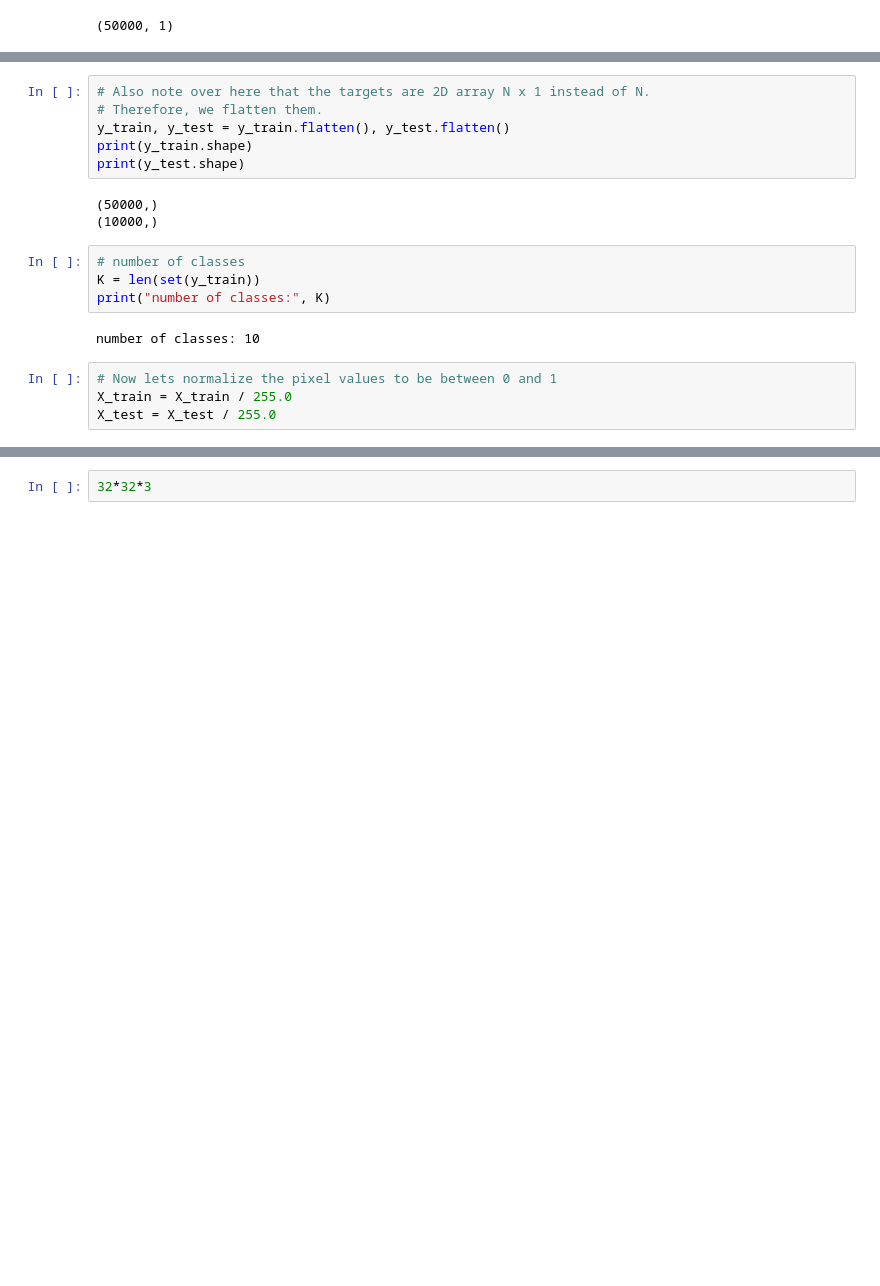
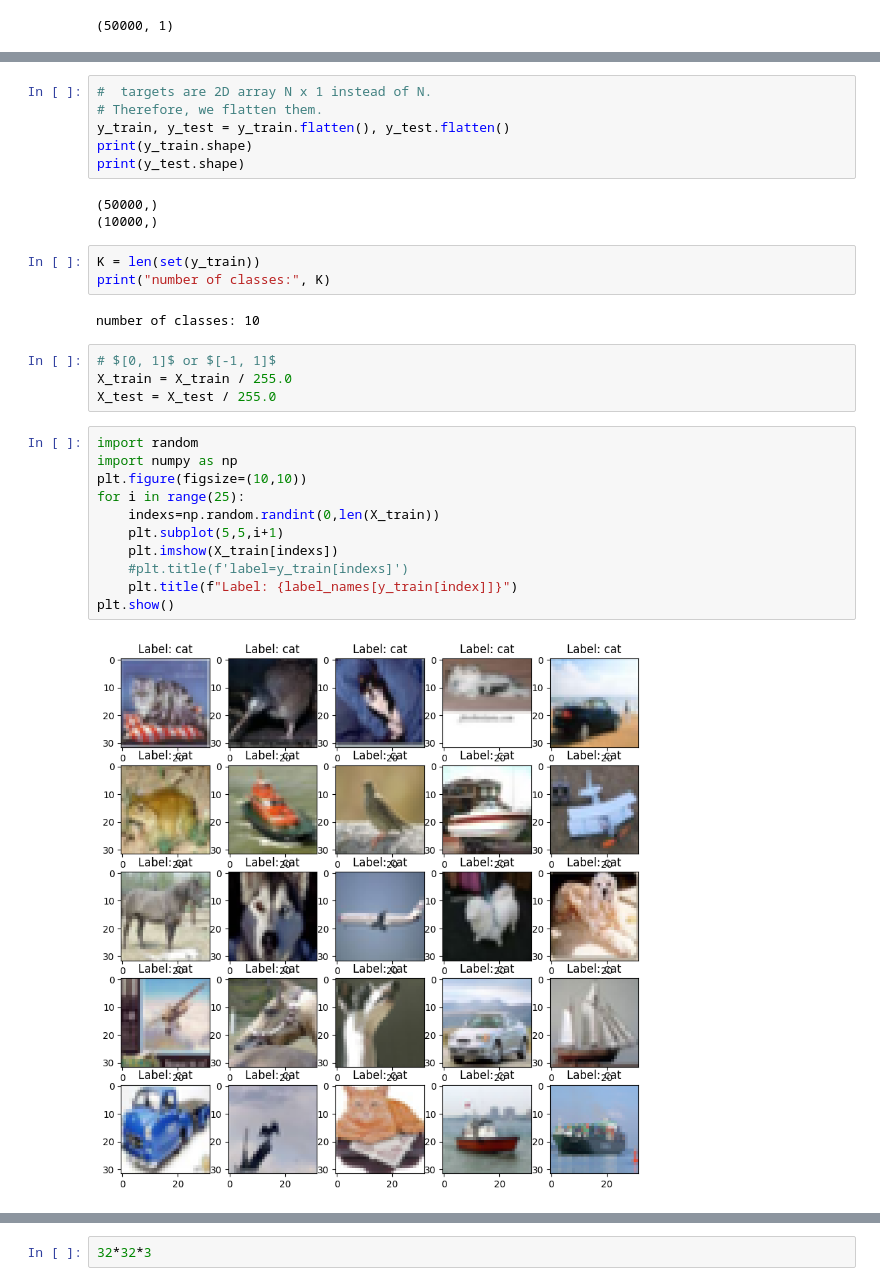
Before and after one commit to harshit11purohit/DEEP-LEARNING, a Jupyter notebook: CNN/CNN_Image_Classification.ipynb, the cells around one changed output, grey strips where cells are left out. Saved outputs shown, nothing was run; the diff lists cells and outputs as text; blank space fills up the shorter version.

```diff
--- a/CNN/CNN_Image_Classification.ipynb
+++ b/CNN/CNN_Image_Classification.ipynb
@@ -86,5 +103,5 @@ y_train.shape
 # %%
-# Also note over here that the targets are 2D array N x 1 instead of N.
+#  targets are 2D array N x 1 instead of N.
 # Therefore, we flatten them.
 y_train, y_test = y_train.flatten(), y_test.flatten()
 print(y_train.shape)
@@ -93,15 +110,27 @@ print(y_test.shape)
 (50000,)
 (10000,)
 # %%
-# number of classes
 K = len(set(y_train))
 print("number of classes:", K)
 # %% [output]
 number of classes: 10
 # %%
-# Now lets normalize the pixel values to be between 0 and 1
+# $[0, 1]$ or $[-1, 1]$
 X_train = X_train / 255.0
 X_test = X_test / 255.0
+# %%
+import random
+import numpy as np
+plt.figure(figsize=(10,10))
+for i in range(25):
+    indexs=np.random.randint(0,len(X_train))
+    plt.subplot(5,5,i+1)
+    plt.imshow(X_train[indexs])
+    #plt.title(f'label=y_train[indexs]')
+    plt.title(f"Label: {label_names[y_train[index]]}")
+plt.show()
+# %% [output]
+[figure, added]
 # %%
 # Lets plot a grid of 4x4 images from the training set along with their labels in the title - randomly select 16 images from the training set
 import random
```
Also changed, not shown: parts of 28 cells of this notebook.
